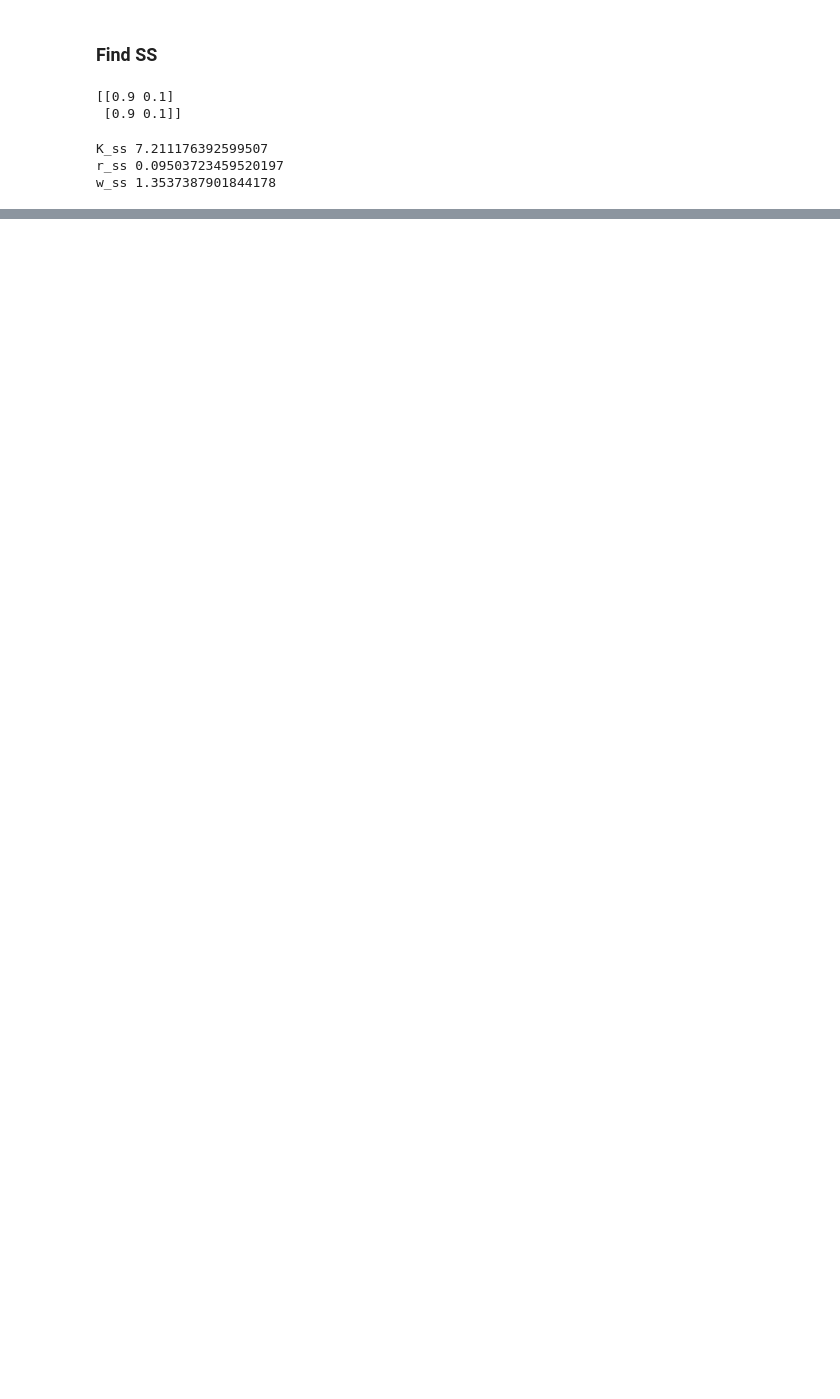
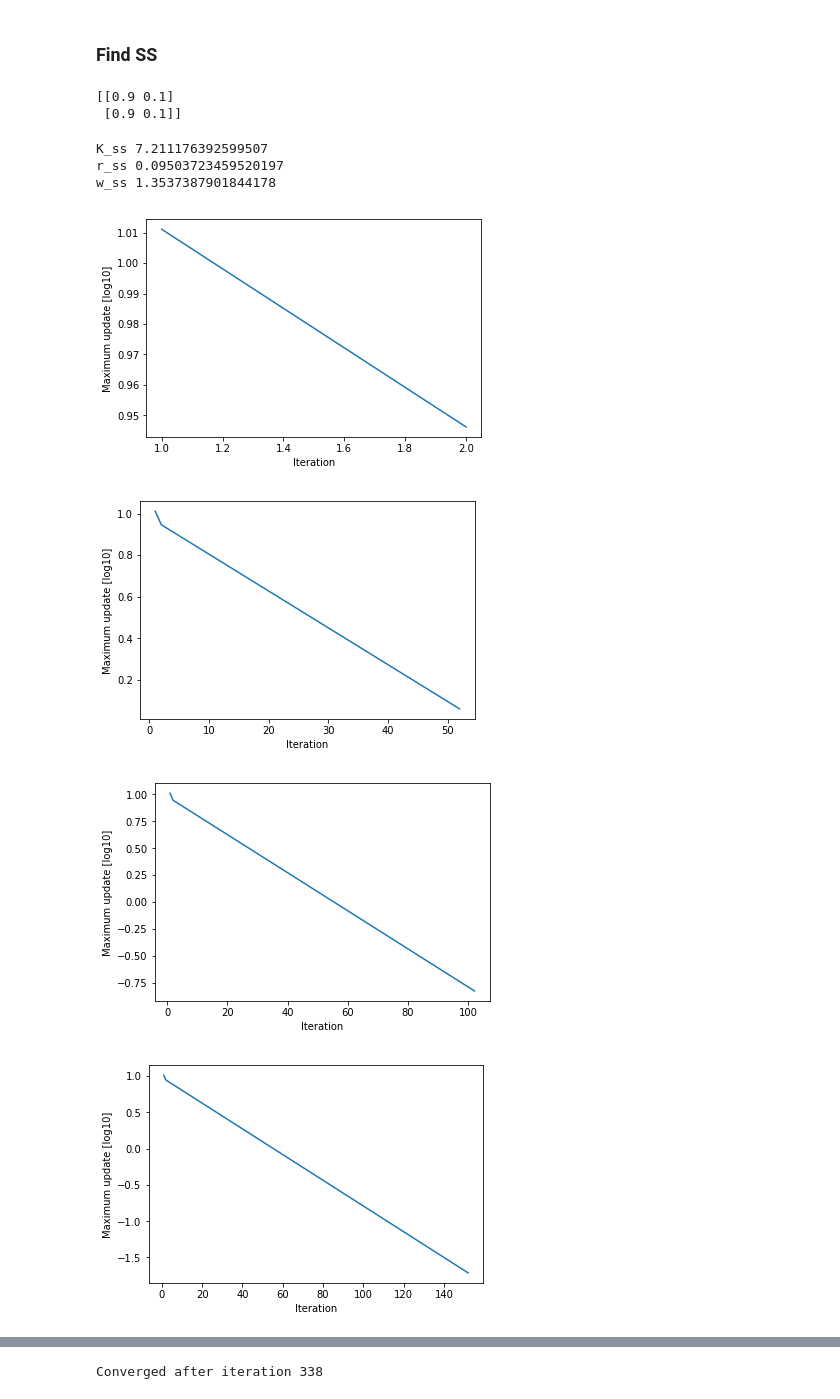
Before and after one commit to isaacsantelli/BootCamp2019, a Jupyter notebook: ProblemSets/Econ/wk5/smith/SmithPS1.ipynb, the cells around one changed output, grey strips where cells are left out. Drawn from its saved outputs; the diff is of its cells as text; code cells hidden in the pictures; blank space fills up the shorter version.

```diff
--- a/ProblemSets/Econ/wk5/smith/SmithPS1.ipynb
+++ b/ProblemSets/Econ/wk5/smith/SmithPS1.ipynb
@@ -74,19 +87,7 @@ K_ss 7.211176392599507
 r_ss 0.09503723459520197
 w_ss 1.3537387901844178
 # %%
-def smith(k, k1, v, eps, Pi):
-    '''
-    Objective Function Value
-    Given a specific k_index which will refer to a
-    '''
-    val = np.zeros_like(k1)
-    c =
-    val[c <= 0] = -999999
-    val[c > 0] = np.log(c[c > 0]) + \
-        beta*(Pi[1-eps][0] * v[c > 0][0] + Pi[1-eps][1] *v[c > 0][1])
-    return val
-
-def smith(max_iterations, tol, Pi):
+def smith(max_iterations, tol, Pi, kbar):
     k_grid = np.linspace(.001, 40, 200)           # Array of Admissable capital levels
     eps_grid = [0, 1]
     ## Upper Case V denotes the average of the two states, lower case v denotes state specific value
@@ -95,48 +96,54 @@ def smith(max_iterations, tol, Pi):
     diff_list = []                                # diff_list
     pol = np.zeros_like(v)                        # (2, grid_size) array of policy functions by state
     plot_int = 50                                 # Plotting Frequency
-
     for itera in range(max_iterations):
         V_new = np.zeros_like(V)
         v_new = np.zeros_like(v)
         for i, k in enumerate(k_grid):
             for j, eps in enumerate(eps_grid):
-                val = objective(k, k_grid, v, s)
+                val = objective(k, k_grid, v, eps, kbar)
                 v_new[i, j] = np.amax(val)
                 pol[i, j] = k_grid[np.argmax(val)]
-            V_new[i] = pi*v_new[i, 0] + pi*v_new[i, 1]
+            V_new[i] = np.dot(v_new[i,:], Pi[0,:])
 
 
         diff = np.amax(abs(v_new - v))
         diff_list.append(diff)
         V = np.copy(V_new)
         v = np.copy(v_new)
 
         if (diff < tol):
             print('Converged after iteration {}'.format(itera +1))
             plt.figure()
             plt.plot(k_grid, v[:, 0], label = "Bad Shock (1)")
             plt.plot(k_grid, v[:, 1], label = "Good Shock (2)")
             plt.legend(loc="lower right")
             plt.xlabel('k')
             plt.ylabel('V(k)')
             plt.title('Value function after convergence')
             plt.show();
 
 
             plt.figure()
-            plt.plot(np.linspace(.001, 10, grid_size), pol[:,0], label = "Bad Shock (1)")
-            plt.plot(np.linspace(.001, 10, grid_size), pol[:,1], label = "Good Shock (2)")
+            plt.plot(np.linspace(.001, 10, 200), pol[:,0], label = "Bad Shock (1)")
+            plt.plot(np.linspace(.001, 10, 200), pol[:,1], label = "Good Shock (2)")
             plt.legend(loc="lower right")
             plt.xlabel('k')
             plt.ylabel('k\'')
             plt.title('Value function after convergence')
             plt.show();
             break
 
         elif (itera % plot_int == 1 ):
             plt.figure()
             plt.plot(np.arange(1, itera+2), np.log10(np.array(diff_list)))
             plt.xlabel('Iteration')
             plt.ylabel('Maximum update [log10]')
             plt.show();
+
+smith(500, 1.E-5, PI, k_bar)
+# %% [output]
+[figure, added]
+[figure, added]
+[figure, added]
+[figure, added]
@@ -142,0 +153 @@ def smith(max_iterations, tol, Pi):
+Converged after iteration 338
```
Also changed, not shown: parts of 2 cells of this notebook.
